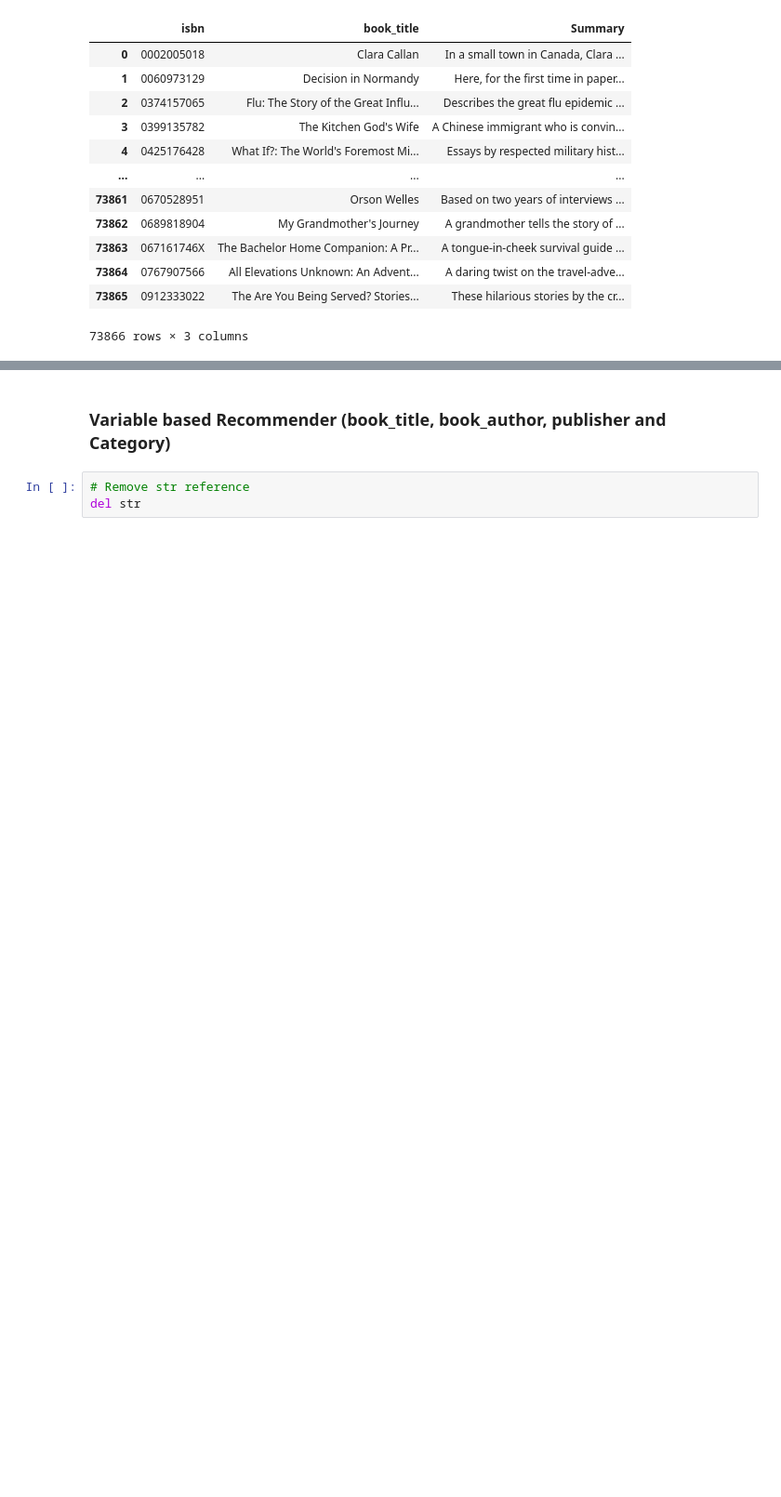
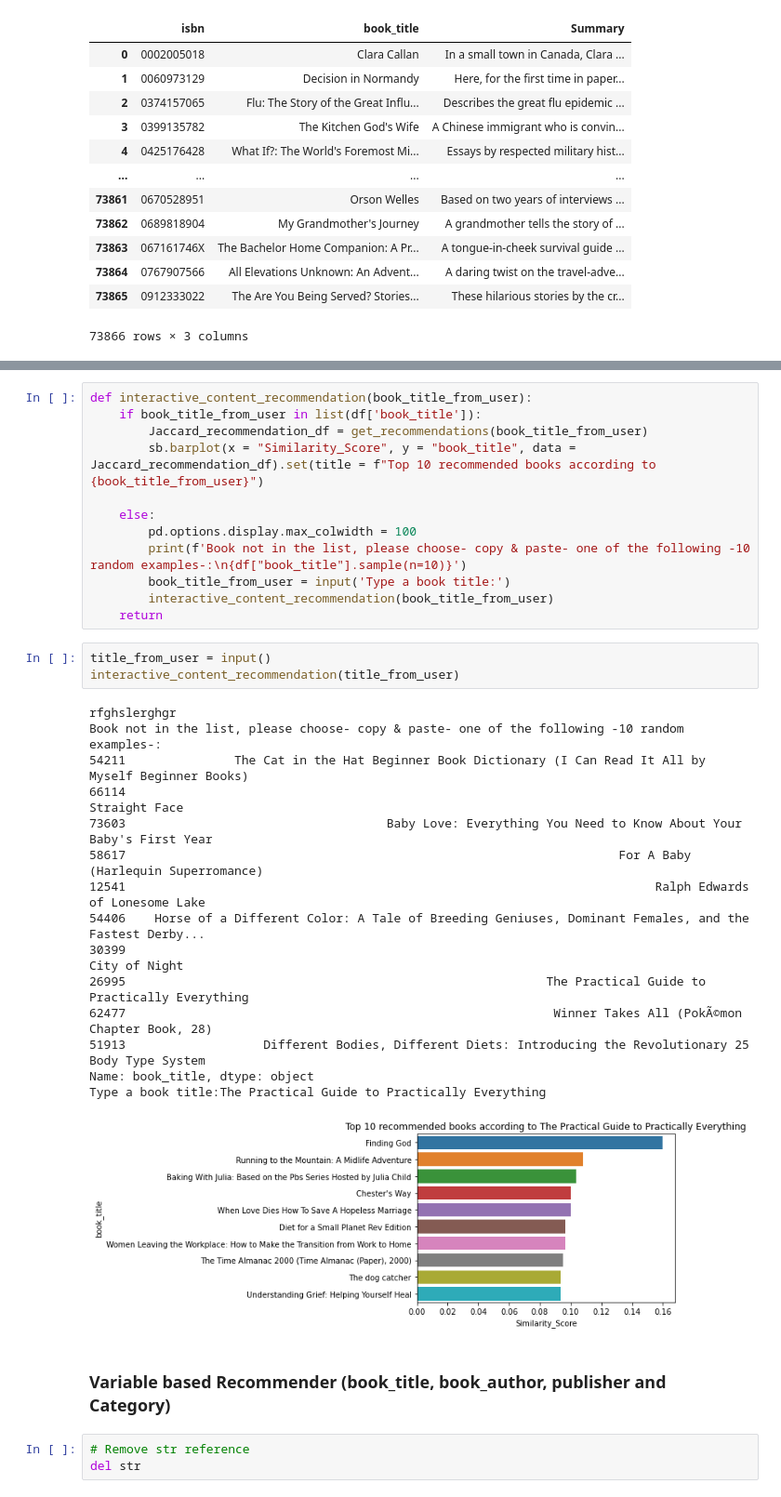
Before and after one commit to marinaepitropaki/BookRecommendationSystem, a Jupyter notebook: BookRecommendationSystem.ipynb, the cells around one changed output, grey strips where cells are left out. Shown at 93% size. Saved outputs shown, nothing was run; the diff lists cells and outputs as text; blank space fills up the shorter version.

```diff
--- a/BookRecommendationSystem.ipynb
+++ b/BookRecommendationSystem.ipynb
@@ -476,3 +484,34 @@ Name: book_title, dtype: object
+# %%
+def interactive_content_recommendation(book_title_from_user):
+    if book_title_from_user in list(df['book_title']):
+        Jaccard_recommendation_df = get_recommendations(book_title_from_user)
+        sb.barplot(x = "Similarity_Score", y = "book_title", data = Jaccard_recommendation_df).set(title = f"Top 10 recommended books according to {book_title_from_user}")
+
+    else:
+        pd.options.display.max_colwidth = 100
+        print(f'Book not in the list, please choose- copy & paste- one of the following -10 random examples-:\n{df["book_title"].sample(n=10)}')
+        book_title_from_user = input('Type a book title:')
+        interactive_content_recommendation(book_title_from_user)
+    return
+# %%
+title_from_user = input()
+interactive_content_recommendation(title_from_user)
+# %% [output]
+rfghslerghgr
+Book not in the list, please choose- copy & paste- one of the following -10 random examples-:
+54211               The Cat in the Hat Beginner Book Dictionary (I Can Read It All by Myself Beginner Books)
+66114                                                                                          Straight Face
+73603                                    Baby Love: Everything You Need to Know About Your Baby's First Year
+58617                                                                    For A Baby (Harlequin Superromance)
+12541                                                                         Ralph Edwards of Lonesome Lake
+54406    Horse of a Different Color: A Tale of Breeding Geniuses, Dominant Females, and the Fastest Derby...
+30399                                                                                          City of Night
+26995                                                          The Practical Guide to Practically Everything
+62477                                                           Winner Takes All (PokÃ©mon Chapter Book, 28)
+51913                   Different Bodies, Different Diets: Introducing the Revolutionary 25 Body Type System
+Name: book_title, dtype: object
+Type a book title:The Practical Guide to Practically Everything
+[figure, added]
 # %% [markdown]
 ### Variable based Recommender (book_title, book_author, publisher and Category)
 # %%
```
Also changed, not shown: parts of 24 cells of this notebook.
